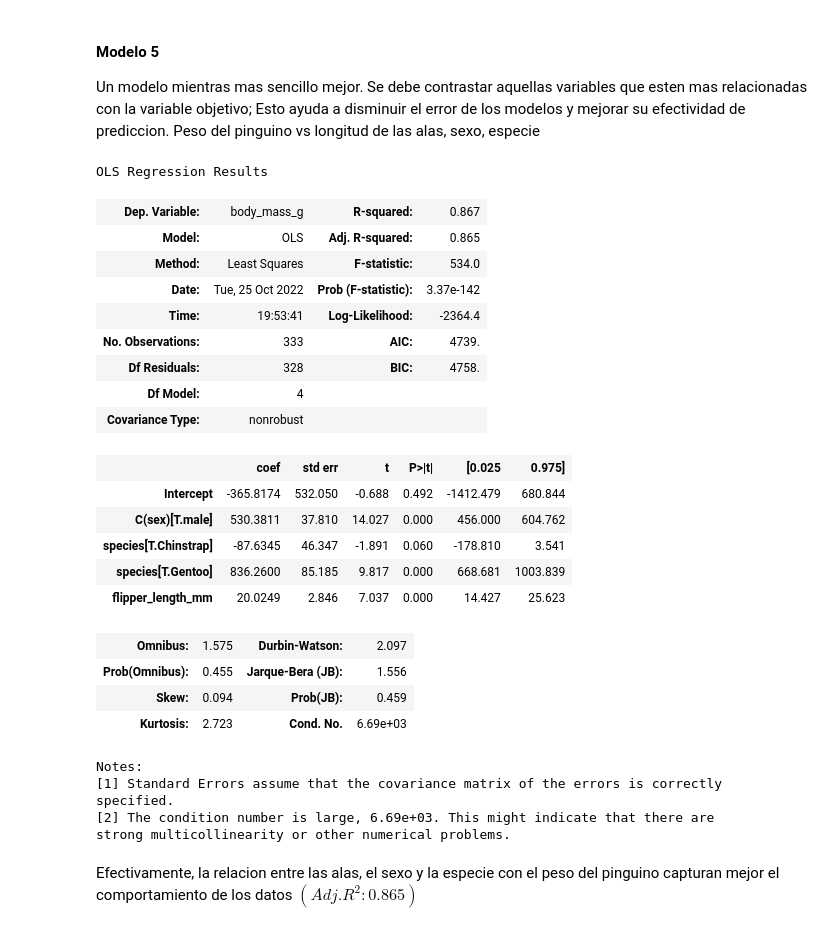
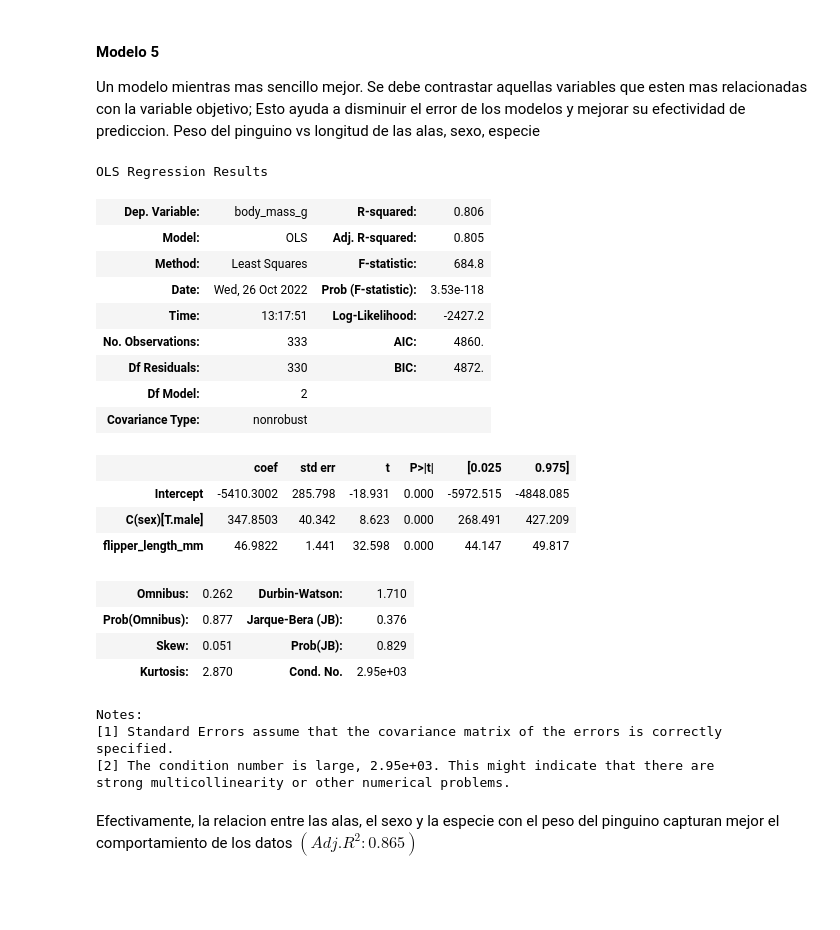
Before and after one commit to mazzaroli/EDA, a Jupyter notebook: article/notebook.ipynb, the cells around one changed output. Saved outputs shown, nothing was run; the diff lists cells and outputs as text; code cells hidden in the pictures; blank space fills up the shorter version.

```diff
--- a/article/notebook.ipynb
+++ b/article/notebook.ipynb
@@ -2341,37 +2341,35 @@ strong multicollinearity or other numerical problems.
 # %%
 model_5 = (
     smf.ols(
-        formula='body_mass_g ~ flipper_length_mm + C(sex) + species',
+        formula='body_mass_g ~ flipper_length_mm + C(sex)',
         data=penguins_df
     )
     .fit()
 )
 
 model_5.summary()
 # %% [output]
 OLS Regression Results
-| Dep. Variable: | body_mass_g | R-squared: | 0.867 |
-| Model: | OLS | Adj. R-squared: | 0.865 |
-| Method: | Least Squares | F-statistic: | 534.0 |
-| Date: | Tue, 25 Oct 2022 | Prob (F-statistic): | 3.37e-142 |
-| Time: | 19:53:41 | Log-Likelihood: | -2364.4 |
-| No. Observations: | 333 | AIC: | 4739. |
-| Df Residuals: | 328 | BIC: | 4758. |
-| Df Model: | 4 |  |  |
+| Dep. Variable: | body_mass_g | R-squared: | 0.806 |
+| Model: | OLS | Adj. R-squared: | 0.805 |
+| Method: | Least Squares | F-statistic: | 684.8 |
+| Date: | Wed, 26 Oct 2022 | Prob (F-statistic): | 3.53e-118 |
+| Time: | 13:17:51 | Log-Likelihood: | -2427.2 |
+| No. Observations: | 333 | AIC: | 4860. |
+| Df Residuals: | 330 | BIC: | 4872. |
+| Df Model: | 2 |  |  |
 | Covariance Type: | nonrobust |  |  |
 |  | coef | std err | t | P>|t| | [0.025 | 0.975] |
-| Intercept | -365.8174 | 532.050 | -0.688 | 0.492 | -1412.479 | 680.844 |
-| C(sex)[T.male] | 530.3811 | 37.810 | 14.027 | 0.000 | 456.000 | 604.762 |
-| species[T.Chinstrap] | -87.6345 | 46.347 | -1.891 | 0.060 | -178.810 | 3.541 |
-| species[T.Gentoo] | 836.2600 | 85.185 | 9.817 | 0.000 | 668.681 | 1003.839 |
-| flipper_length_mm | 20.0249 | 2.846 | 7.037 | 0.000 | 14.427 | 25.623 |
+| Intercept | -5410.3002 | 285.798 | -18.931 | 0.000 | -5972.515 | -4848.085 |
+| C(sex)[T.male] | 347.8503 | 40.342 | 8.623 | 0.000 | 268.491 | 427.209 |
+| flipper_length_mm | 46.9822 | 1.441 | 32.598 | 0.000 | 44.147 | 49.817 |
-| Omnibus: | 1.575 | Durbin-Watson: | 2.097 |
-| Prob(Omnibus): | 0.455 | Jarque-Bera (JB): | 1.556 |
-| Skew: | 0.094 | Prob(JB): | 0.459 |
-| Kurtosis: | 2.723 | Cond. No. | 6.69e+03 |
+| Omnibus: | 0.262 | Durbin-Watson: | 1.710 |
+| Prob(Omnibus): | 0.877 | Jarque-Bera (JB): | 0.376 |
+| Skew: | 0.051 | Prob(JB): | 0.829 |
+| Kurtosis: | 2.870 | Cond. No. | 2.95e+03 |
 Notes:
 [1] Standard Errors assume that the covariance matrix of the errors is correctly specified.
-[2] The condition number is large, 6.69e+03. This might indicate that there are
+[2] The condition number is large, 2.95e+03. This might indicate that there are
 strong multicollinearity or other numerical problems.
 # %% [markdown]
 Efectivamente, la relacion entre las alas, el sexo y la especie con el peso del pinguino capturan mejor el comportamiento de los datos $(Adj. R^2: 0.865)$
```
Also changed, not shown: parts of 51 cells of this notebook, 1 other file.
